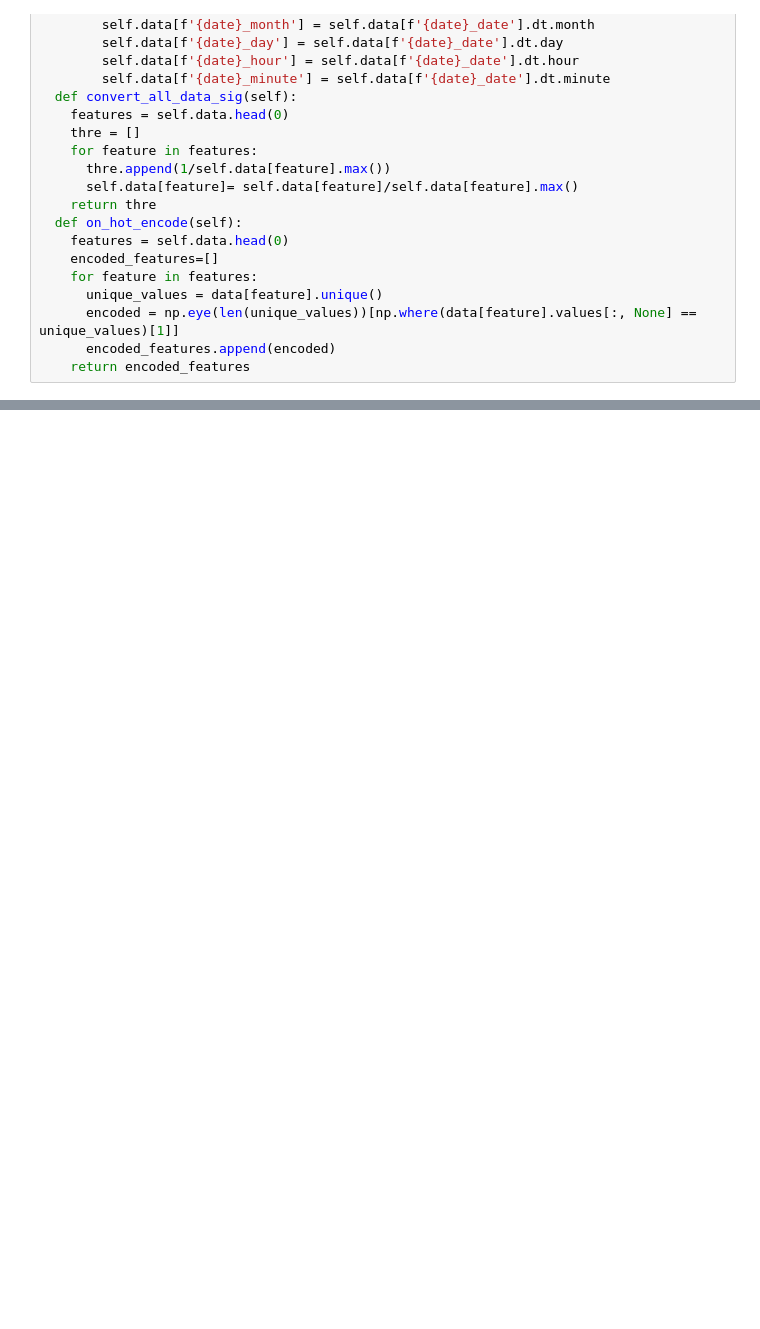
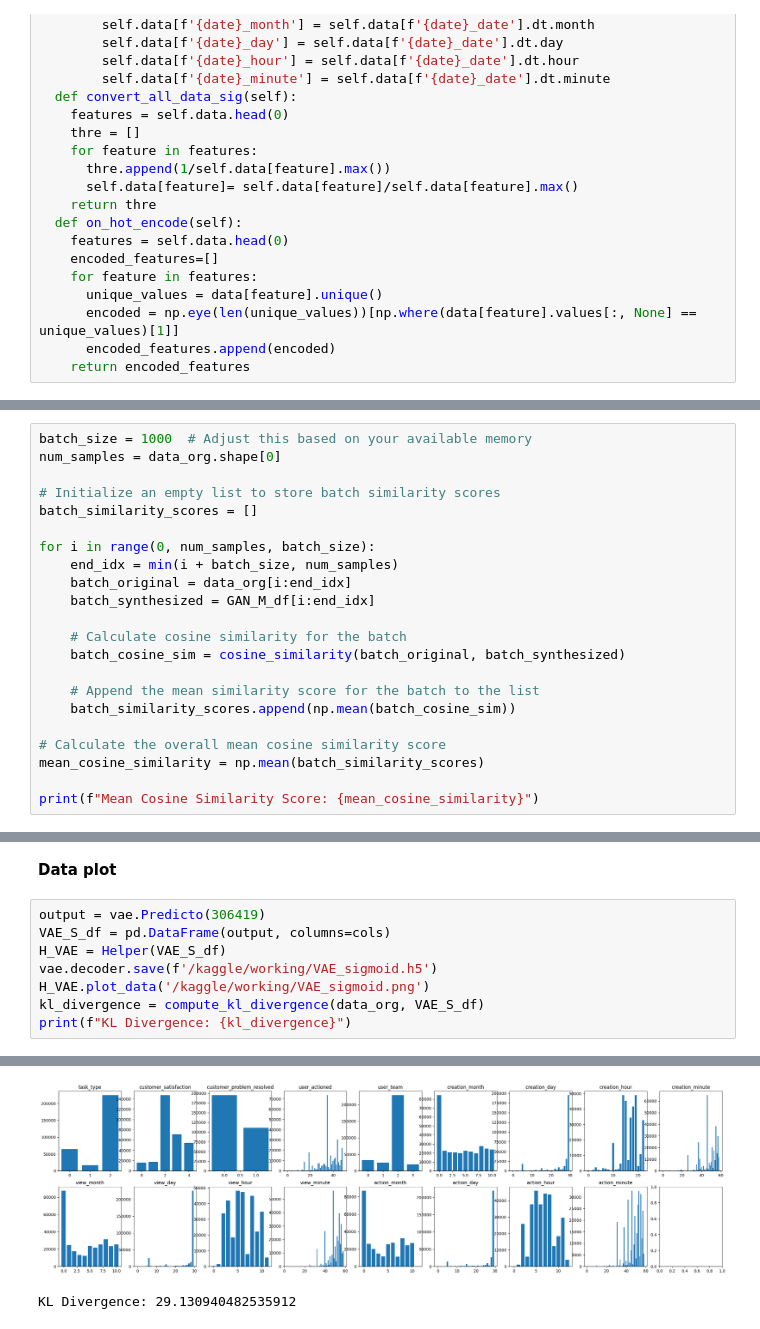
Before and after one commit to ahmedhassan187/Tabular_Synthesizer, a Jupyter notebook: tickets-gans.ipynb, the cells around one changed output, grey strips where cells are left out. Cells and saved outputs as stored; diff of their text form; blank space fills up the shorter version.

```diff
--- a/tickets-gans.ipynb
+++ b/tickets-gans.ipynb
@@ -439,0 +570,22 @@ G1.plot_dist(306419)
+# %%
+batch_size = 1000  # Adjust this based on your available memory
+num_samples = data_org.shape[0]
+
+# Initialize an empty list to store batch similarity scores
+batch_similarity_scores = []
+
+for i in range(0, num_samples, batch_size):
+    end_idx = min(i + batch_size, num_samples)
+    batch_original = data_org[i:end_idx]
+    batch_synthesized = GAN_M_df[i:end_idx]
+
+    # Calculate cosine similarity for the batch
+    batch_cosine_sim = cosine_similarity(batch_original, batch_synthesized)
+
+    # Append the mean similarity score for the batch to the list
+    batch_similarity_scores.append(np.mean(batch_cosine_sim))
+
+# Calculate the overall mean cosine similarity score
+mean_cosine_similarity = np.mean(batch_similarity_scores)
+
+print(f"Mean Cosine Similarity Score: {mean_cosine_similarity}")
@@ -439,0 +737,12 @@ G1.plot_dist(306419)
+# %% [markdown]
+<a name='4-2'></a>
+**Data plot**
+# %%
+output = vae.Predicto(306419)
+VAE_S_df = pd.DataFrame(output, columns=cols)
+H_VAE = Helper(VAE_S_df)
+vae.decoder.save(f'/kaggle/working/VAE_sigmoid.h5')
+H_VAE.plot_data('/kaggle/working/VAE_sigmoid.png')
+kl_divergence = compute_kl_divergence(data_org, VAE_S_df)
+print(f"KL Divergence: {kl_divergence}")
+# %% [output]
@@ -439,0 +750,2 @@ G1.plot_dist(306419)
+[figure, added]
+KL Divergence: 29.130940482535912
```
Also changed, not shown: parts of 52 cells of this notebook.
